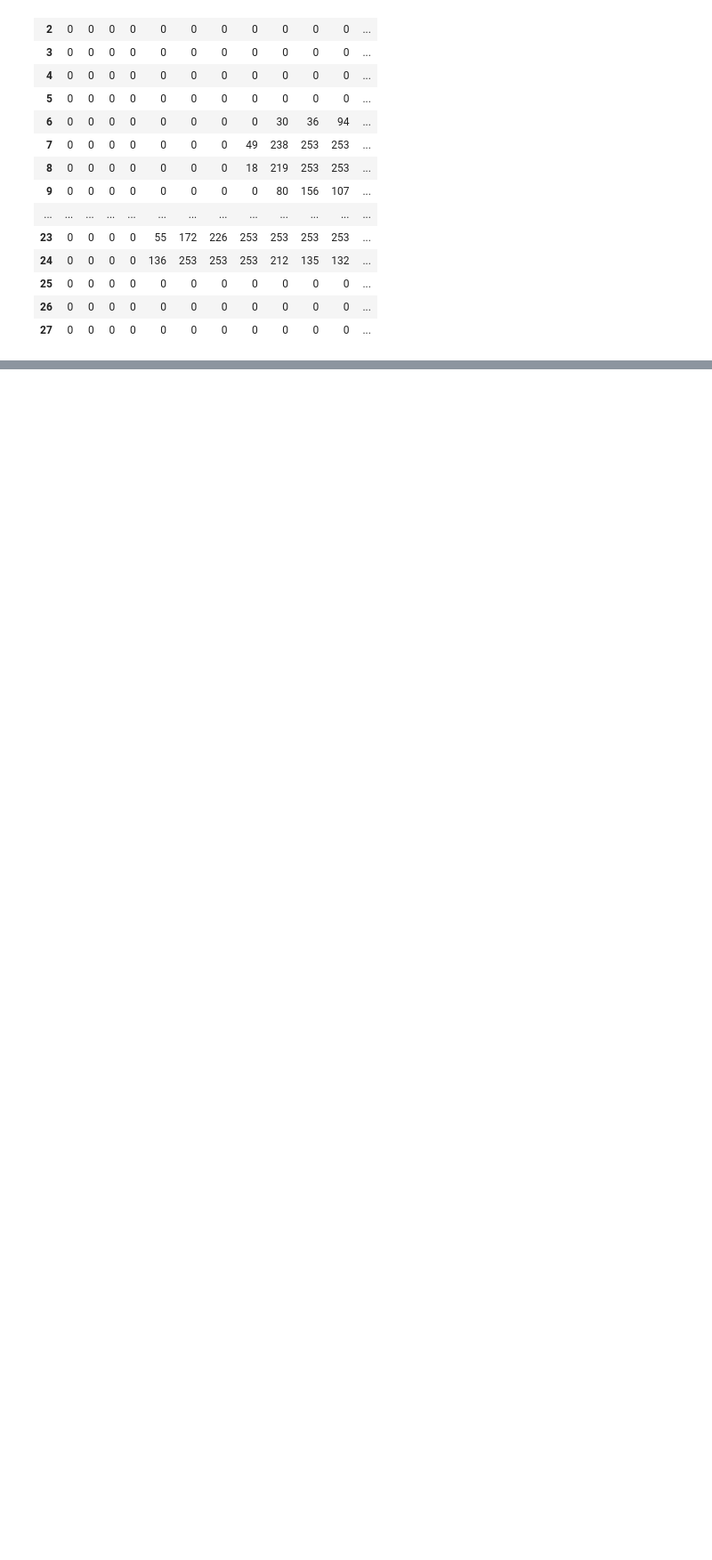
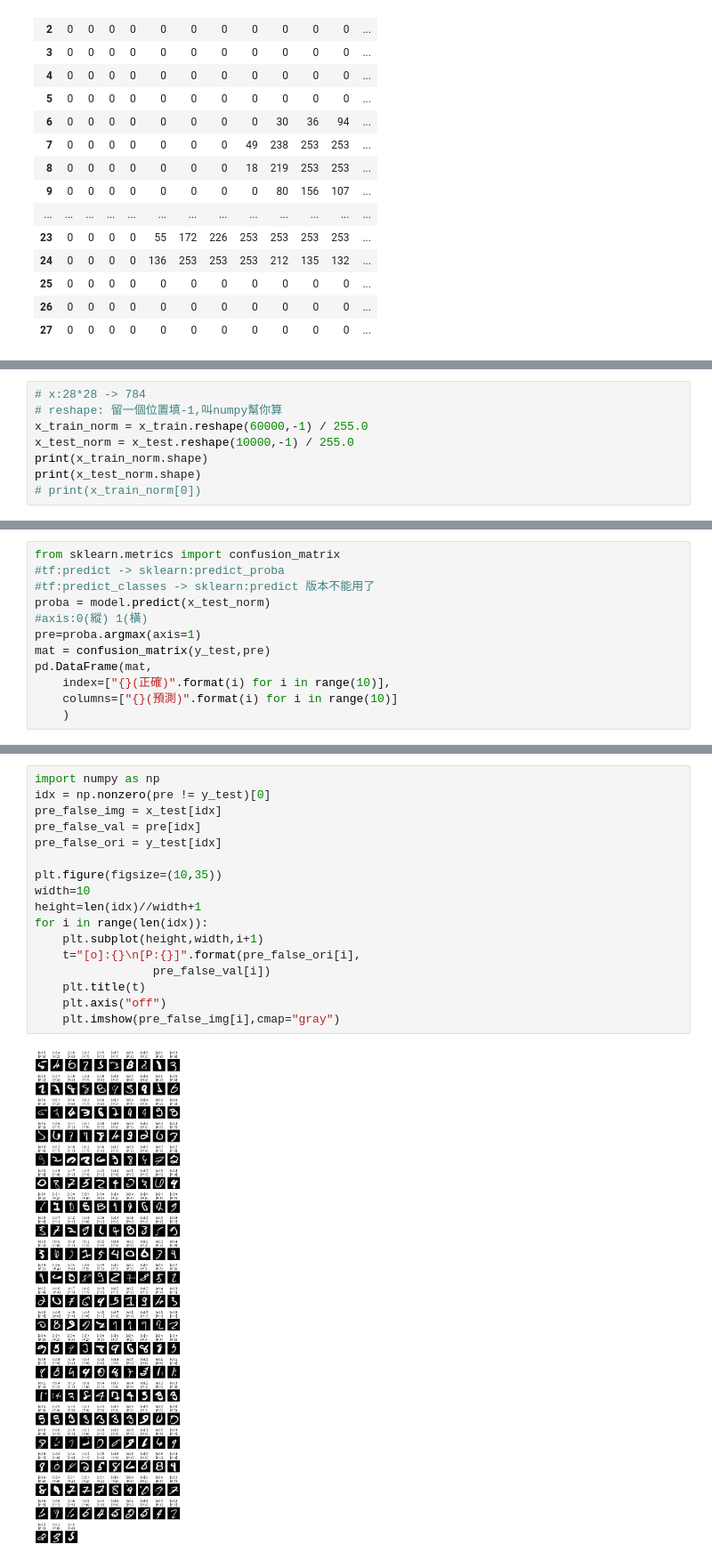
Before and after one commit to wmchen312/TibameDL, a Jupyter notebook: DL1014MLP.ipynb, the cells around one changed output, grey strips where cells are left out. Shown: that part at 89% size. Drawn from its saved outputs; the diff is of its cells as text; blank space fills up the shorter version.

```diff
--- a/DL1014MLP.ipynb
+++ b/DL1014MLP.ipynb
@@ -70,0 +124,8 @@ _________________________________________________________________
+# %%
+# x:28*28 -> 784
+# reshape: 留一個位置填-1,叫numpy幫你算
+x_train_norm = x_train.reshape(60000,-1) / 255.0
+x_test_norm = x_test.reshape(10000,-1) / 255.0
+print(x_train_norm.shape)
+print(x_test_norm.shape)
+# print(x_train_norm[0])
@@ -70,0 +178,12 @@ _________________________________________________________________
+# %%
+from sklearn.metrics import confusion_matrix
+#tf:predict -> sklearn:predict_proba
+#tf:predict_classes -> sklearn:predict 版本不能用了
+proba = model.predict(x_test_norm)
+#axis:0(縱) 1(橫)
+pre=proba.argmax(axis=1)
+mat = confusion_matrix(y_test,pre)
+pd.DataFrame(mat,
+    index=["{}(正確)".format(i) for i in range(10)],
+    columns=["{}(預測)".format(i) for i in range(10)]
+    )
@@ -70,0 +210,19 @@ _________________________________________________________________
+# %%
+import numpy as np
+idx = np.nonzero(pre != y_test)[0]
+pre_false_img = x_test[idx]
+pre_false_val = pre[idx]
+pre_false_ori = y_test[idx]
+
+plt.figure(figsize=(10,35))
+width=10
+height=len(idx)//width+1
+for i in range(len(idx)):
+    plt.subplot(height,width,i+1)
+    t="[o]:{}\n[P:{}]".format(pre_false_ori[i],
+                 pre_false_val[i])
+    plt.title(t)
+    plt.axis("off")
+    plt.imshow(pre_false_img[i],cmap="gray")
+# %% [output]
+[figure, added]
```
Also changed, not shown: parts of 11 cells of this notebook.
